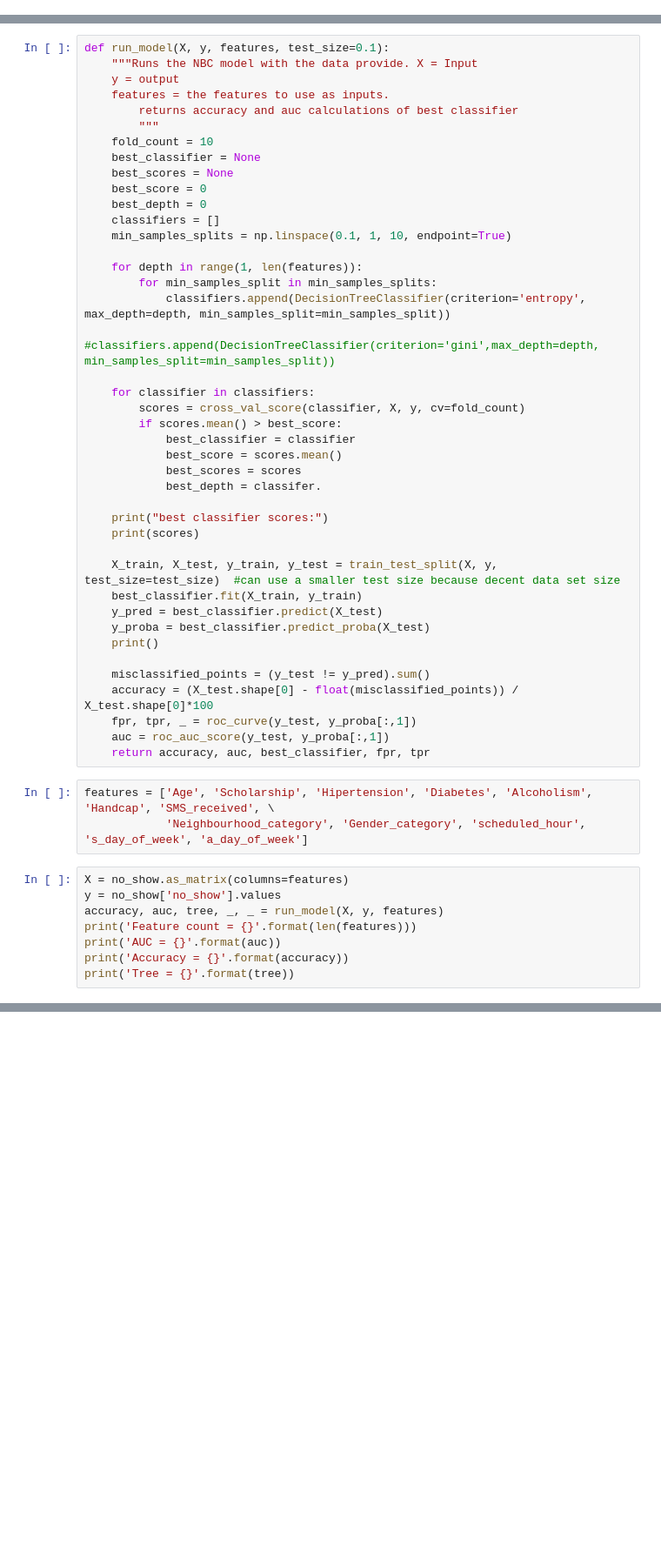
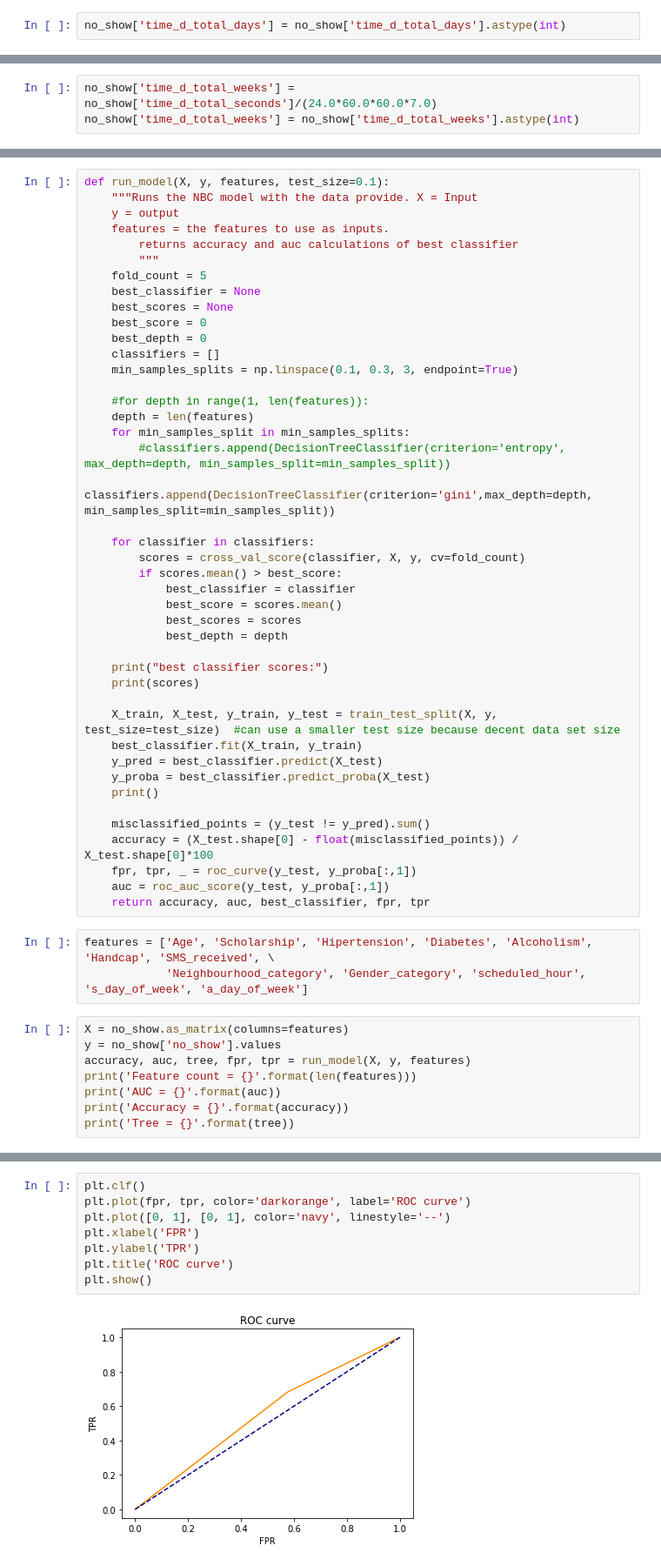
Before and after one commit to gadamc/arrived_ds, a Jupyter notebook: kaggle-sklearn-andrew.ipynb, the cells around one changed output, grey strips where cells are left out. Shown at 87% size. Cells and saved outputs as stored; diff of their text form; blank space fills up the shorter version.

```diff
--- a/kaggle-sklearn-andrew.ipynb
+++ b/kaggle-sklearn-andrew.ipynb
@@ -76,0 +90,2 @@ TypeError: Cannot do inplace boolean setting on mixed-types with a non np.nan va
+# %%
+no_show['time_d_total_days'] = no_show['time_d_total_days'].astype(int)
@@ -76,0 +101,3 @@ TypeError: Cannot do inplace boolean setting on mixed-types with a non np.nan va
+# %%
+no_show['time_d_total_weeks'] = no_show['time_d_total_seconds']/(24.0*60.0*60.0*7.0)
+no_show['time_d_total_weeks'] = no_show['time_d_total_weeks'].astype(int)
@@ -146,18 +205,19 @@ def run_model(X, y, features, test_size=0.1):
     features = the features to use as inputs.
         returns accuracy and auc calculations of best classifier
         """
-    fold_count = 10
+    fold_count = 5
     best_classifier = None
     best_scores = None
     best_score = 0
     best_depth = 0
     classifiers = []
-    min_samples_splits = np.linspace(0.1, 1, 10, endpoint=True)
+    min_samples_splits = np.linspace(0.1, 0.3, 3, endpoint=True)
 
-    for depth in range(1, len(features)):
-        for min_samples_split in min_samples_splits:
-            classifiers.append(DecisionTreeClassifier(criterion='entropy', max_depth=depth, min_samples_split=min_samples_split))
-            #classifiers.append(DecisionTreeClassifier(criterion='gini',max_depth=depth, min_samples_split=min_samples_split))
+    #for depth in range(1, len(features)):
+    depth = len(features)
+    for min_samples_split in min_samples_splits:
+        #classifiers.append(DecisionTreeClassifier(criterion='entropy', max_depth=depth, min_samples_split=min_samples_split))
+        classifiers.append(DecisionTreeClassifier(criterion='gini',max_depth=depth, min_samples_split=min_samples_split))
 
     for classifier in classifiers:
         scores = cross_val_score(classifier, X, y, cv=fold_count)
@@ -165,7 +225,7 @@ def run_model(X, y, features, test_size=0.1):
             best_classifier = classifier
             best_score = scores.mean()
             best_scores = scores
-            best_depth = classifer.
+            best_depth = depth
 
     print("best classifier scores:")
     print(scores)
@@ -187,7 +247,7 @@ features = ['Age', 'Scholarship', 'Hipertension', 'Diabetes', 'Alcoholism', 'Han
 # %%
 X = no_show.as_matrix(columns=features)
 y = no_show['no_show'].values
-accuracy, auc, tree, _, _ = run_model(X, y, features)
+accuracy, auc, tree, fpr, tpr = run_model(X, y, features)
 print('Feature count = {}'.format(len(features)))
 print('AUC = {}'.format(auc))
 print('Accuracy = {}'.format(accuracy))
@@ -206,6 +265,16 @@ Tree = DecisionTreeClassifier(class_weight=None, criterion='entropy', max_depth=
             min_samples_leaf=1, min_samples_split=0.1,
             min_weight_fraction_leaf=0.0, presort=False, random_state=None,
             splitter='best')
+# %%
+plt.clf()
+plt.plot(fpr, tpr, color='darkorange', label='ROC curve')
+plt.plot([0, 1], [0, 1], color='navy', linestyle='--')
+plt.xlabel('FPR')
+plt.ylabel('TPR')
+plt.title('ROC curve')
+plt.show()
+# %% [output]
+[figure, added]
 # %%
 feature_powerset = list(powerset(features))
 best_accuracy = 0
```
Also changed, not shown: parts of 19 cells of this notebook, 4 other files.
